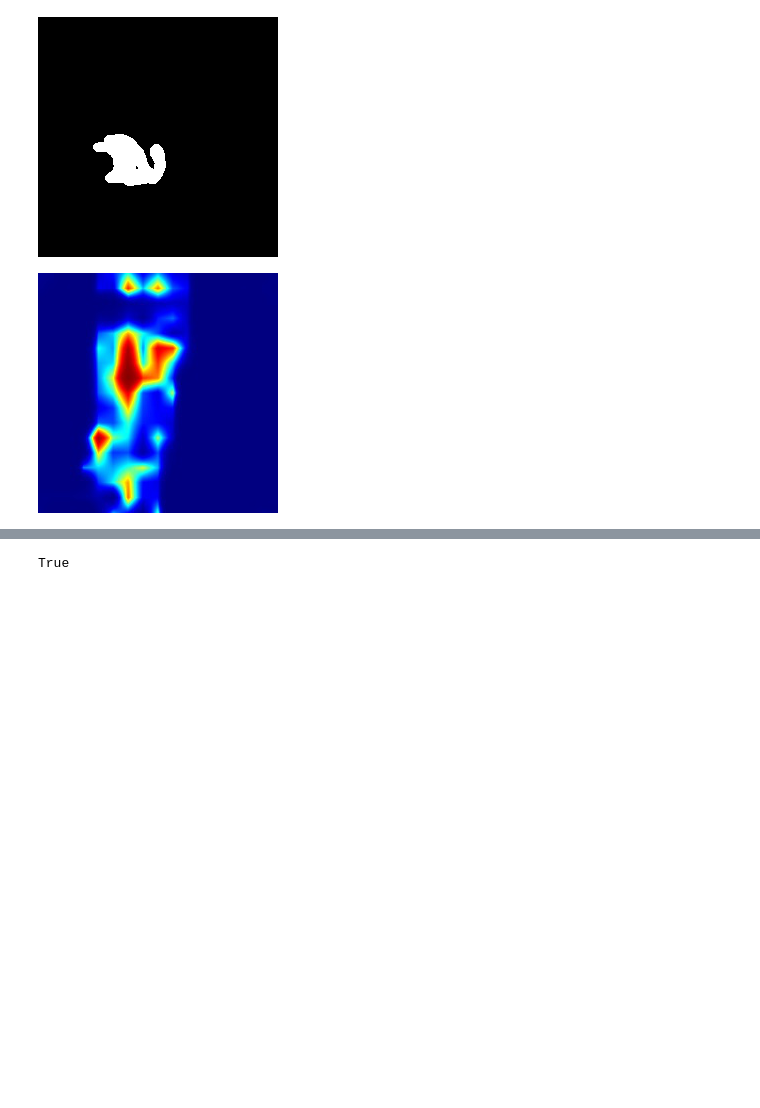
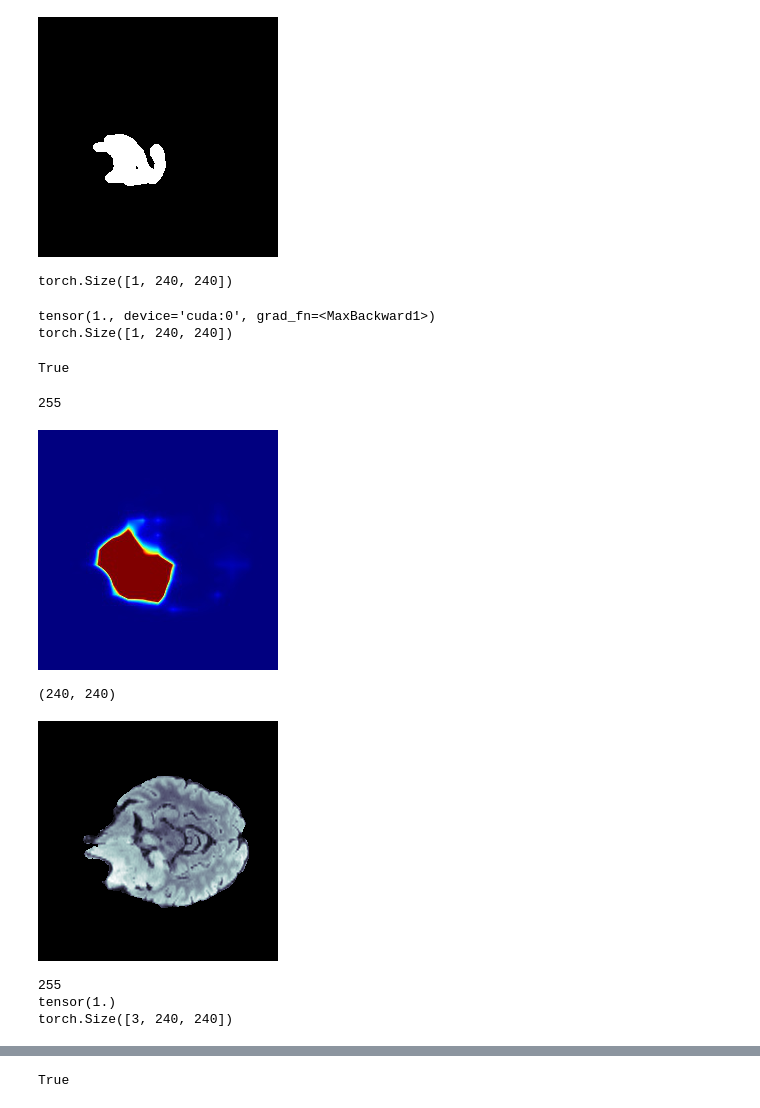
Before and after one commit to vvthai10/mla-pl, a Jupyter notebook: visualize_heatmap.ipynb, the cells around one changed output, grey strips where cells are left out. Saved outputs shown, nothing was run; the diff lists cells and outputs as text; code cells hidden in the pictures; blank space fills up the shorter version.

```diff
--- a/visualize_heatmap.ipynb
+++ b/visualize_heatmap.ipynb
@@ -310,9 +312,52 @@ for i, heatmap in enumerate(anomaly_map_np):
     heatmap_colored = cv2.applyColorMap(heatmap, cv2.COLORMAP_JET)
     heatmap_path = f"heatmap_{i}.jpg"  # Path to save the heatmap image
     cv2.imwrite(heatmap_path, heatmap_colored)
+# %%
+anomaly_maps[0].shape
+# %% [output]
+torch.Size([1, 240, 240])
+# %%
+anomaly_map_combined = anomaly_maps[0]
+for anomaly_map in anomaly_maps[1:]:
+    anomaly_map_combined += anomaly_map
+
+combined_tensor_clamped = torch.clamp(anomaly_map_combined, min=0, max=1)
+print(torch.max(combined_tensor_clamped))
+print(combined_tensor_clamped.shape)
+# %% [output]
+tensor(1., device='cuda:0', grad_fn=<MaxBackward1>)
+torch.Size([1, 240, 240])
+# %%
+anomaly_map_np = (combined_tensor_clamped * 255).squeeze().cpu().detach().numpy().astype(np.uint8)
+heatmap_colored = cv2.applyColorMap(anomaly_map_np, cv2.COLORMAP_JET)
+heatmap_path = f"heatmap_1.jpg"  # Path to save the heatmap image
+cv2.imwrite(heatmap_path, heatmap_colored)
+# %% [output]
+True
 # %%
 heatmap_path = "./heatmap_1.jpg"
 heatmap_img = Image.open(heatmap_path).convert('RGB')
+print(np.max(heatmap_img))
 heatmap_img
 # %% [output]
+255
-[figure, old version]
+[figure, new version]
+# %%
+cam_features = anomaly_map_np
+cam_features.shape
+# %% [output]
+(240, 240)
+# %%
+ori_image
+# %% [output]
+[figure, added]
+# %%
+ori_image = Image.open(img_path).convert('RGB')
+input_image = transform_image(ori_image)
+print(np.max(ori_image))
+print(torch.max(input_image))
+print(input_image.shape)
+# %% [output]
+255
+tensor(1.)
+torch.Size([3, 240, 240])
```
Also changed, not shown: parts of 36 cells of this notebook, 5 other files.
